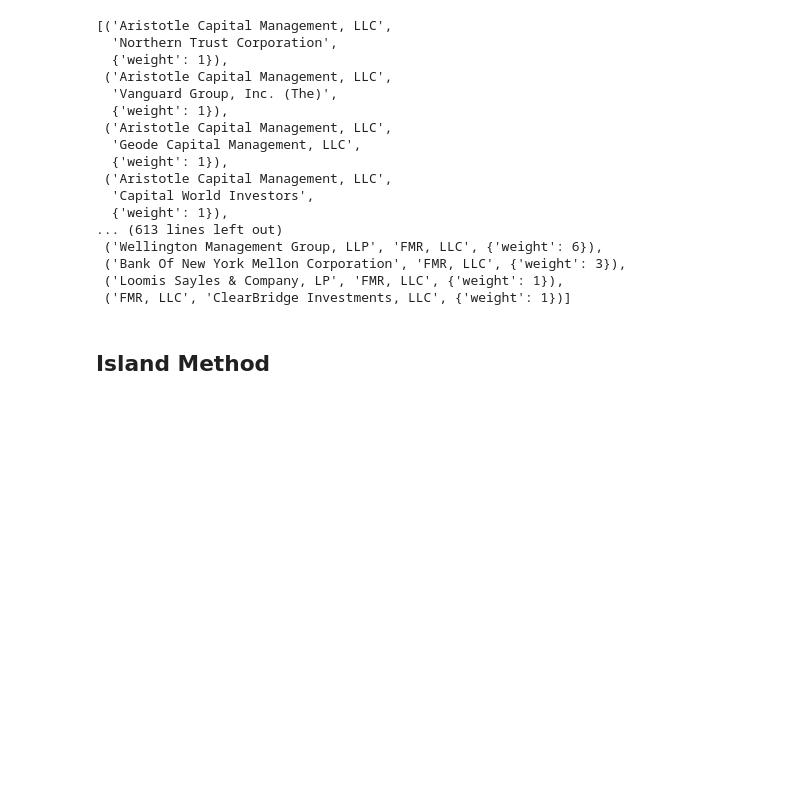
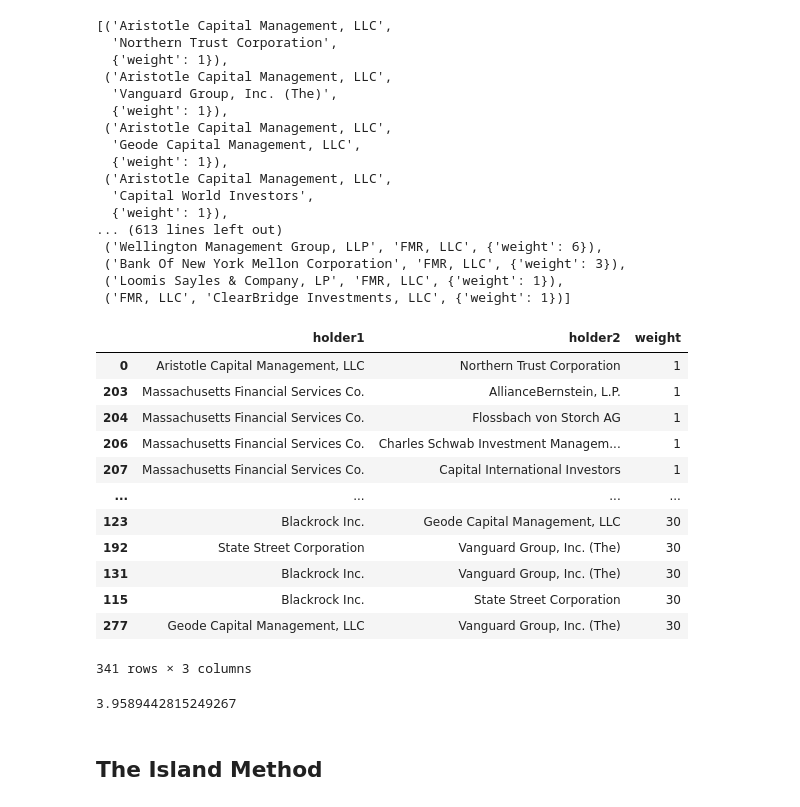
Before and after one commit to mgino11/Web_Analytics, a Jupyter notebook: Project_2.ipynb, the cells around one changed output. Cells and saved outputs as stored; diff of their text form; code cells hidden in the pictures; blank space fills up the shorter version.

```diff
--- a/Project_2.ipynb
+++ b/Project_2.ipynb
@@ -382,3 +414,26 @@ list(weighted_holders_graph.edges(data=True))
+# %%
+weight2_df.drop('weight', axis=1, inplace=True)
+weight2_df = weight2_df.assign(weight=w['weight'])
+# %%
+weight2_df.sort_values('weight', ascending=True)
+# %% [output]
+|  | holder1 | holder2 | weight |
+| 0 | Aristotle Capital Management, LLC | Northern Trust Corporation | 1 |
+| 203 | Massachusetts Financial Services Co. | AllianceBernstein, L.P. | 1 |
+| 204 | Massachusetts Financial Services Co. | Flossbach von Storch AG | 1 |
+| 206 | Massachusetts Financial Services Co. | Charles Schwab Investment Managem... | 1 |
+| 207 | Massachusetts Financial Services Co. | Capital International Investors | 1 |
+| ... | ... | ... | ... |
+| 123 | Blackrock Inc. | Geode Capital Management, LLC | 30 |
+| 192 | State Street Corporation | Vanguard Group, Inc. (The) | 30 |
+| 131 | Blackrock Inc. | Vanguard Group, Inc. (The) | 30 |
+| 115 | Blackrock Inc. | State Street Corporation | 30 |
+| 277 | Geode Capital Management, LLC | Vanguard Group, Inc. (The) | 30 |
+341 rows × 3 columns
+# %%
+weight2_df["weight"].mean()
+# %% [output]
+3.9589442815249267
 # %%
 # H = weighted_holders_graph
 #
@@ -402,2 +455,2 @@ list(N_graph.neighbors('Blackrock Inc.'))
 # %% [markdown]
-## Island Method
+## The Island Method
```
Also changed, not shown: parts of 22 cells of this notebook.
